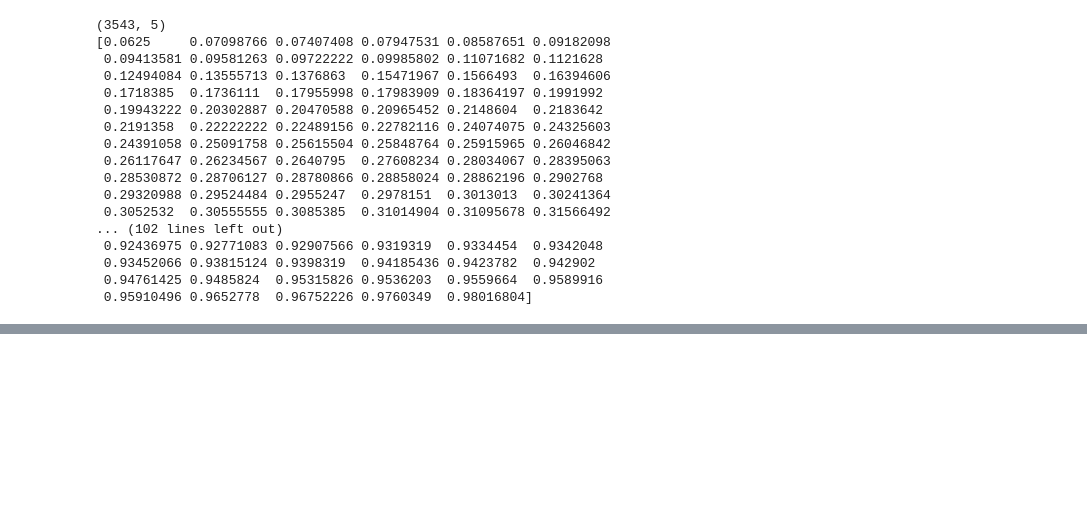
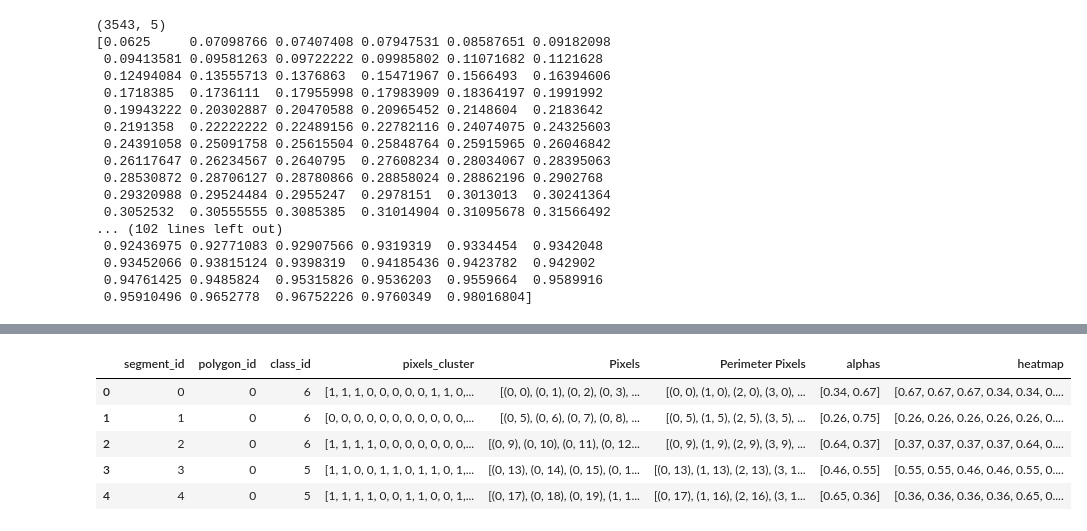
Before and after one commit to Thibault-GILLARD/ExplAInability-P5A-Fork, a Jupyter notebook: inference.ipynb, the cells around one changed output, grey strips where cells are left out. Cells and saved outputs as stored; diff of their text form; code cells hidden in the pictures; blank space fills up the shorter version.

```diff
--- a/inference.ipynb
+++ b/inference.ipynb
@@ -187,0 +230,13 @@ df_inferring.to_csv('Inference_results.csv', index=False)
+# %%
+def replace_values(row):
+    return [row['alphas'][val] for val in row['pixels_cluster']]
+
+df_inferring['heatmap'] = df_inferring.apply(replace_values, axis=1)
+df_inferring.head()
+# %% [output]
+|  | segment_id | polygon_id | class_id | pixels_cluster | Pixels | Perimeter Pixels | alphas | heatmap |
+| 0 | 0 | 0 | 6 | [1, 1, 1, 0, 0, 0, 0, 0, 1, 1, 0,... | [(0, 0), (0, 1), (0, 2), (0, 3), ... | [(0, 0), (1, 0), (2, 0), (3, 0), ... | [0.34, 0.67] | [0.67, 0.67, 0.67, 0.34, 0.34, 0.... |
+| 1 | 1 | 0 | 6 | [0, 0, 0, 0, 0, 0, 0, 0, 0, 0, 0,... | [(0, 5), (0, 6), (0, 7), (0, 8), ... | [(0, 5), (1, 5), (2, 5), (3, 5), ... | [0.26, 0.75] | [0.26, 0.26, 0.26, 0.26, 0.26, 0.... |
+| 2 | 2 | 0 | 6 | [1, 1, 1, 1, 0, 0, 0, 0, 0, 0, 0,... | [(0, 9), (0, 10), (0, 11), (0, 12... | [(0, 9), (1, 9), (2, 9), (3, 9), ... | [0.64, 0.37] | [0.37, 0.37, 0.37, 0.37, 0.64, 0.... |
+| 3 | 3 | 0 | 5 | [1, 1, 0, 0, 1, 1, 0, 1, 1, 0, 1,... | [(0, 13), (0, 14), (0, 15), (0, 1... | [(0, 13), (1, 13), (2, 13), (3, 1... | [0.46, 0.55] | [0.55, 0.55, 0.46, 0.46, 0.55, 0.... |
+| 4 | 4 | 0 | 5 | [1, 1, 1, 1, 0, 0, 1, 1, 0, 0, 1,... | [(0, 17), (0, 18), (0, 19), (1, 1... | [(0, 17), (1, 16), (2, 16), (3, 1... | [0.65, 0.36] | [0.36, 0.36, 0.36, 0.36, 0.65, 0.... |
```
Also changed, not shown: parts of 8 cells of this notebook, 1 other file.
